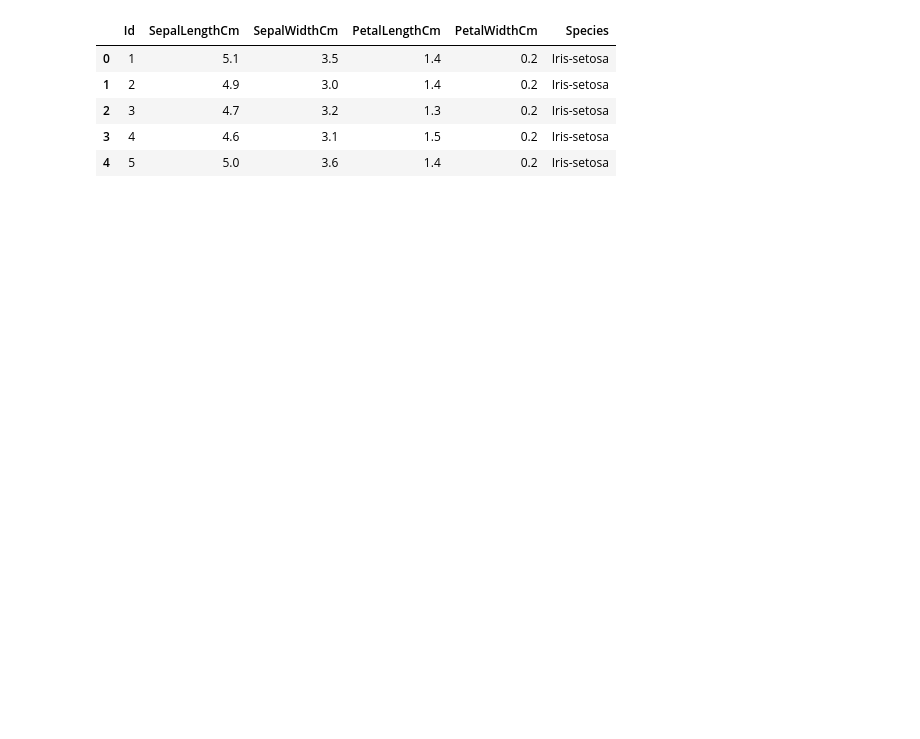
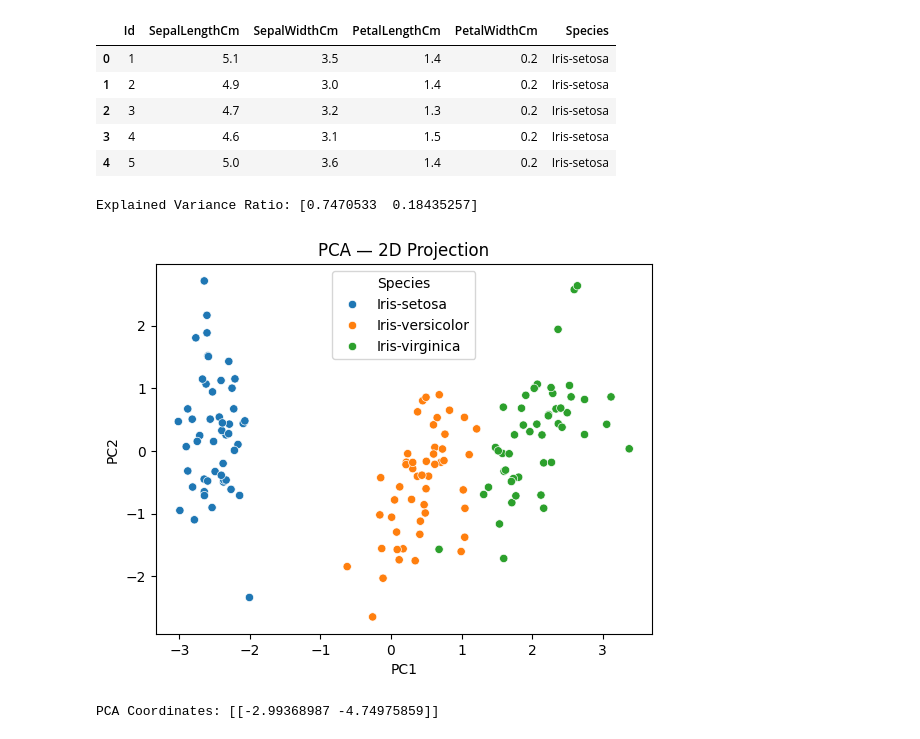
Before and after one commit to OfficialTanishGupta/ML-Models, a Jupyter notebook: PCA-Dimensionality-Reduction/notebook/pca_dimensionality_reduction.ipynb, the cells around one changed output. Cells and saved outputs as stored; diff of their text form; code cells hidden in the pictures; blank space fills up the shorter version.

Commit message:
Added PCA Dimensionality Reduction project

```diff
--- a/PCA-Dimensionality-Reduction/notebook/pca_dimensionality_reduction.ipynb
+++ b/PCA-Dimensionality-Reduction/notebook/pca_dimensionality_reduction.ipynb
@@ -19,3 +19,41 @@ df.head()
 | 2 | 3 | 4.7 | 3.2 | 1.3 | 0.2 | Iris-setosa |
 | 3 | 4 | 4.6 | 3.1 | 1.5 | 0.2 | Iris-setosa |
 | 4 | 5 | 5.0 | 3.6 | 1.4 | 0.2 | Iris-setosa |
+# %%
+X = df.drop("Species", axis=1)
+y = df["Species"]
+# %%
+scaler = StandardScaler()
+
+X_scaled = scaler.fit_transform(X)
+# %%
+# Apply PCA
+pca = PCA(n_components=2)
+
+X_pca = pca.fit_transform(X_scaled)
+# %%
+# Explained Variance
+print("Explained Variance Ratio:", pca.explained_variance_ratio_)
+# %% [output]
+Explained Variance Ratio: [0.7470533  0.18435257]
+# %%
+# Create PCA DataFrame
+pca_df = pd.DataFrame(
+    data=X_pca,
+    columns=["PC1", "PC2"]
+)
+
+pca_df["Species"] = y
+# %%
+# Visualization
+sns.scatterplot(
+    x="PC1",
+    y="PC2",
+    hue="Species",
+    data=pca_df
+)
+
+plt.title("PCA — 2D Projection")
+plt.show()
+# %% [output]
+[figure, added]
@@ -21,0 +66,11 @@ df.head()
+# %%
+sample_data = [[5.1, 3.5, 1.4, 0.2, 0.0]]
+
+feature_names = scaler.feature_names_in_
+sample_df = pd.DataFrame(sample_data, columns=feature_names)
+sample_scaled = scaler.transform(sample_df)
+sample_pca = pca.transform(sample_scaled)
+
+print("PCA Coordinates:", sample_pca)
+# %% [output]
+PCA Coordinates: [[-2.99368987 -4.74975859]]
```
Also changed, not shown: parts of 1 cell of this notebook, 2 other files.
